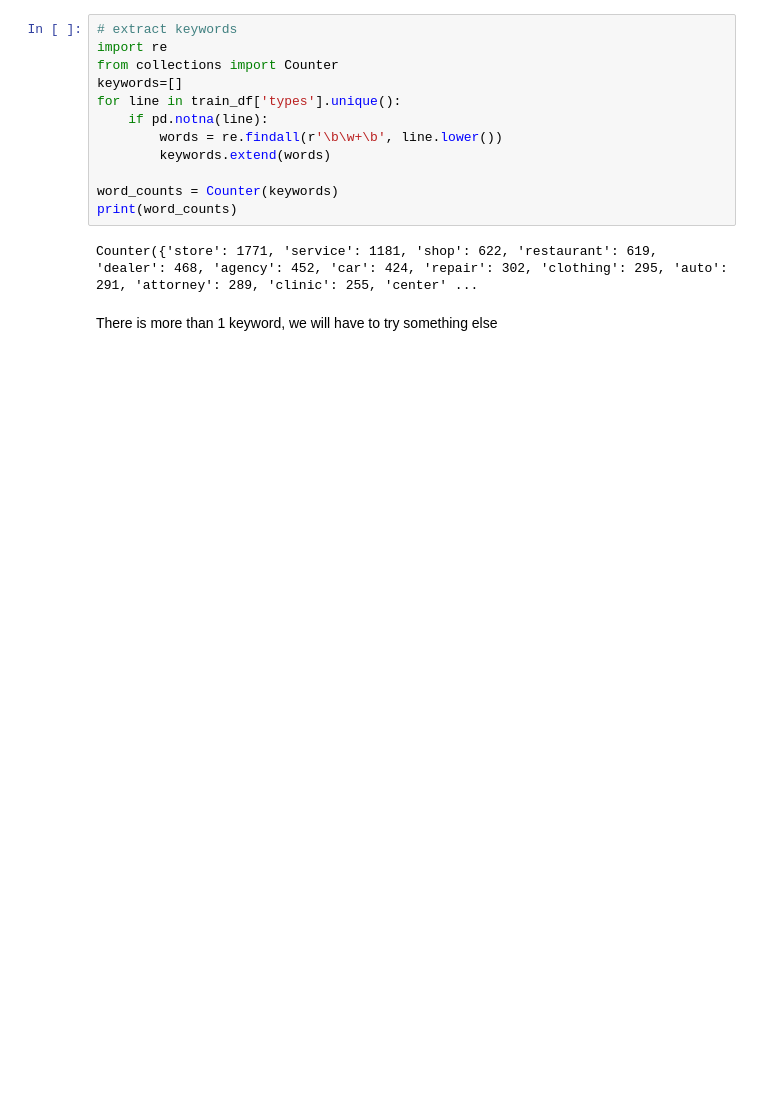
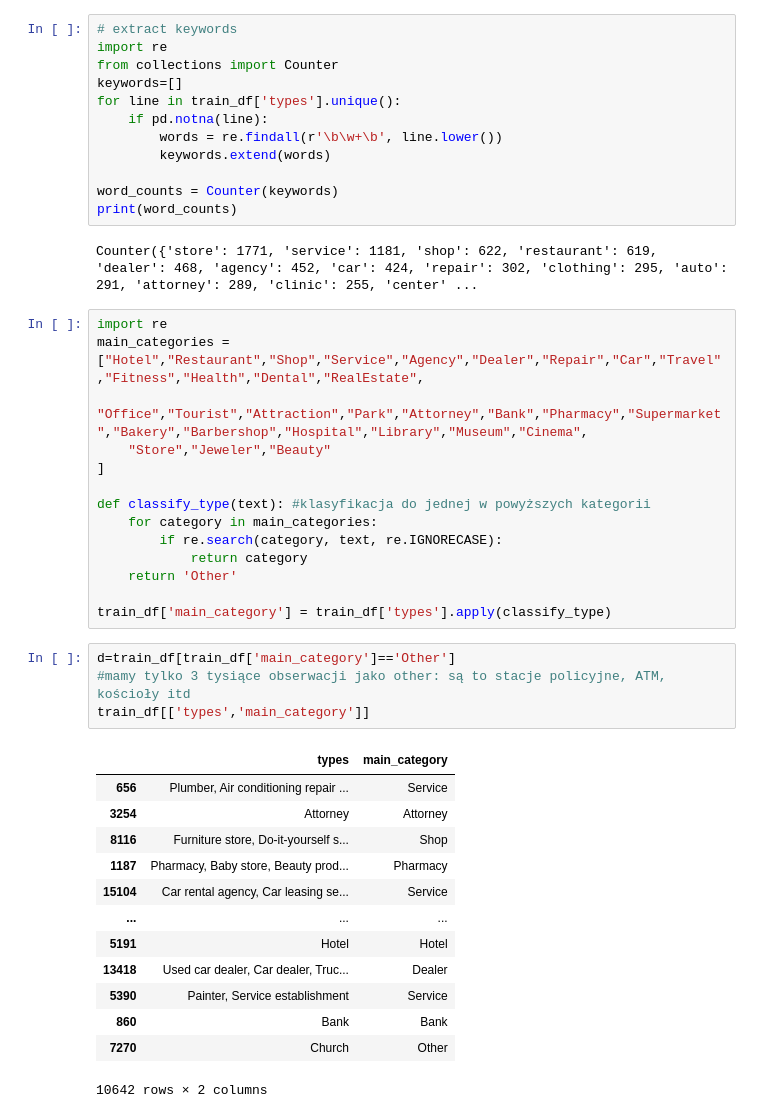
Before and after one commit to katarzynarogalska/LocationIntelligence-clustering, a Jupyter notebook: Location_Clustering_EDA.ipynb, the cells around one changed output. Cells and saved outputs as stored; diff of their text form; blank space fills up the shorter version.

```diff
--- a/Location_Clustering_EDA.ipynb
+++ b/Location_Clustering_EDA.ipynb
@@ -472,5 +449,35 @@ word_counts = Counter(keywords)
 print(word_counts)
 # %% [output]
 Counter({'store': 1771, 'service': 1181, 'shop': 622, 'restaurant': 619, 'dealer': 468, 'agency': 452, 'car': 424, 'repair': 302, 'clothing': 295, 'auto': 291, 'attorney': 289, 'clinic': 255, 'center' ...
-# %% [markdown]
-There is more than 1 keyword, we will have to try something else
+# %%
+import re
+main_categories = ["Hotel","Restaurant","Shop","Service","Agency","Dealer","Repair","Car","Travel","Fitness","Health","Dental","RealEstate",
+    "Office","Tourist","Attraction","Park","Attorney","Bank","Pharmacy","Supermarket","Bakery","Barbershop","Hospital","Library","Museum","Cinema",
+    "Store","Jeweler","Beauty"
+]
+
+def classify_type(text): #klasyfikacja do jednej w powyższych kategorii
+    for category in main_categories:
+        if re.search(category, text, re.IGNORECASE):
+            return category
+    return 'Other'
+
+train_df['main_category'] = train_df['types'].apply(classify_type)
+# %%
+d=train_df[train_df['main_category']=='Other']
+#mamy tylko 3 tysiące obserwacji jako other: są to stacje policyjne, ATM, kościoły itd
+train_df[['types','main_category']]
+# %% [output]
+|  | types | main_category |
+| 656 | Plumber, Air conditioning repair ... | Service |
+| 3254 | Attorney | Attorney |
+| 8116 | Furniture store, Do-it-yourself s... | Shop |
+| 1187 | Pharmacy, Baby store, Beauty prod... | Pharmacy |
+| 15104 | Car rental agency, Car leasing se... | Service |
+| ... | ... | ... |
+| 5191 | Hotel | Hotel |
+| 13418 | Used car dealer, Car dealer, Truc... | Dealer |
+| 5390 | Painter, Service establishment | Service |
+| 860 | Bank | Bank |
+| 7270 | Church | Other |
+10642 rows × 2 columns
```
Also changed, not shown: parts of 2 cells of this notebook.
